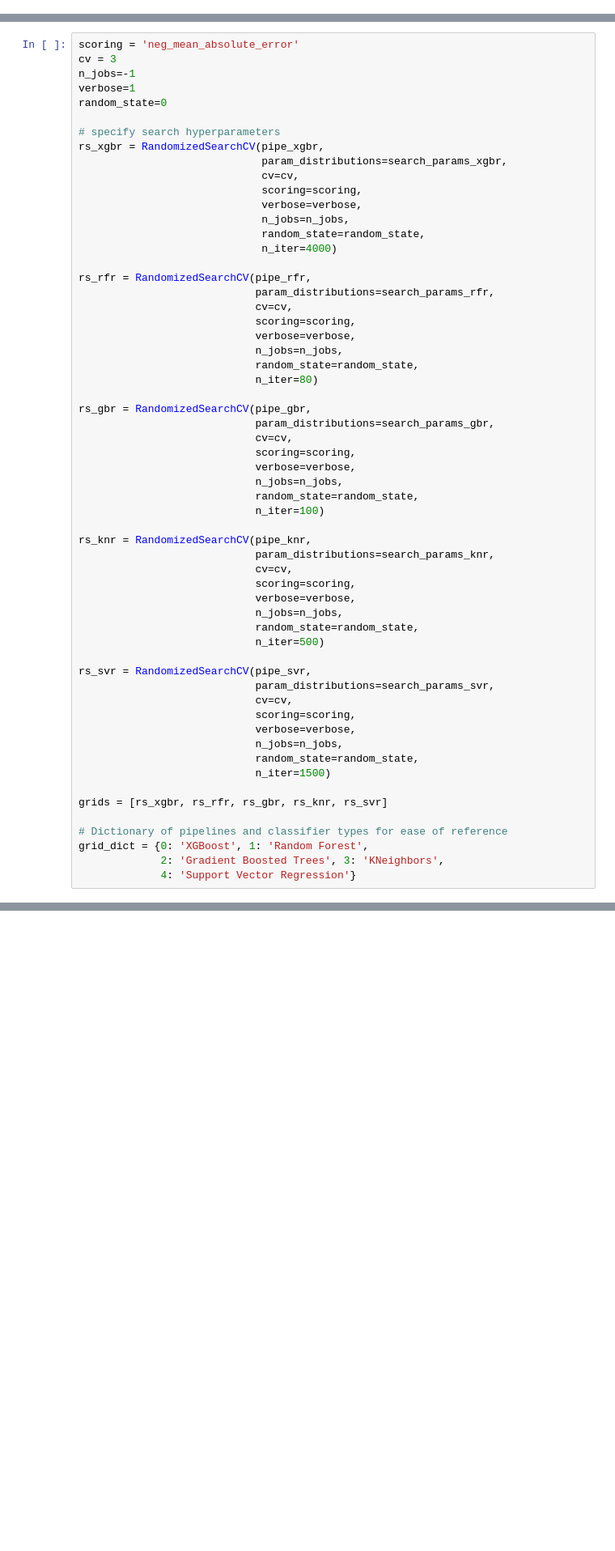
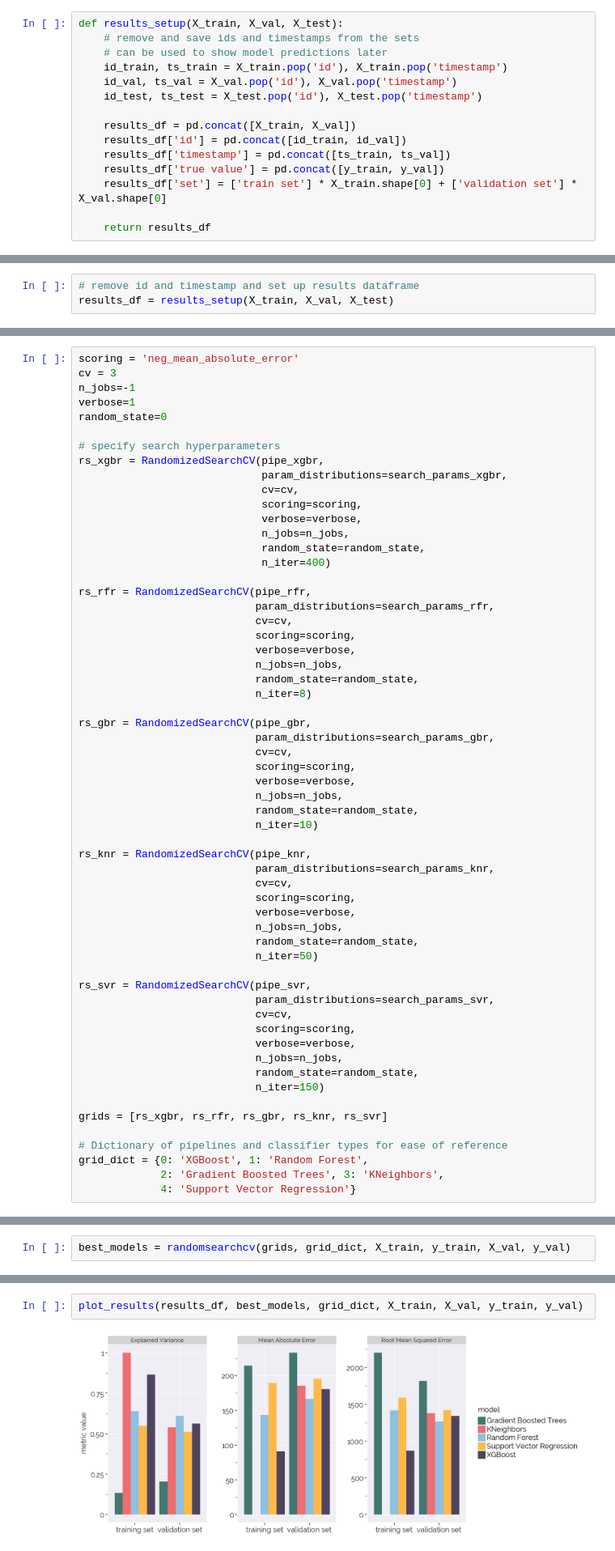
Before and after one commit to ho-ya/Bark_Beetle_Sachsenforst, a Jupyter notebook: 3_Initial_Model.ipynb, the cells around one changed output, grey strips where cells are left out. Shown at 81% size. Saved outputs shown, nothing was run; the diff lists cells and outputs as text; blank space fills up the shorter version.

Commit message:
packed most of the preparation and plotting into functions

```diff
--- a/3_Initial_Model.ipynb
+++ b/3_Initial_Model.ipynb
@@ -76,0 +72,15 @@ See the caveats in the documentation: https://pandas.pydata.org/pandas-docs/stab
+# %%
+def results_setup(X_train, X_val, X_test):
+    # remove and save ids and timestamps from the sets
+    # can be used to show model predictions later
+    id_train, ts_train = X_train.pop('id'), X_train.pop('timestamp')
+    id_val, ts_val = X_val.pop('id'), X_val.pop('timestamp')
+    id_test, ts_test = X_test.pop('id'), X_test.pop('timestamp')
+
+    results_df = pd.concat([X_train, X_val])
+    results_df['id'] = pd.concat([id_train, id_val])
+    results_df['timestamp'] = pd.concat([ts_train, ts_val])
+    results_df['true value'] = pd.concat([y_train, y_val])
+    results_df['set'] = ['train set'] * X_train.shape[0] + ['validation set'] * X_val.shape[0]
+
+    return results_df
@@ -169,3 +330,6 @@ def month_num_encoder(X_train, y_train, X_val, X_test):
+# %%
+# remove id and timestamp and set up results dataframe
+results_df = results_setup(X_train, X_val, X_test)
 # %%
 # use function to encode the months in timeframe column
 X_train, X_val, X_test = month_num_encoder(X_train, y_train, X_val, X_test)
@@ -351,7 +491,7 @@ rs_xgbr = RandomizedSearchCV(pipe_xgbr,
                              verbose=verbose,
                              n_jobs=n_jobs,
                              random_state=random_state,
-                             n_iter=4000)
+                             n_iter=400)
 
 rs_rfr = RandomizedSearchCV(pipe_rfr,
                             param_distributions=search_params_rfr,
@@ -360,7 +500,7 @@ rs_rfr = RandomizedSearchCV(pipe_rfr,
                             verbose=verbose,
                             n_jobs=n_jobs,
                             random_state=random_state,
-                            n_iter=80)
+                            n_iter=8)
 
 rs_gbr = RandomizedSearchCV(pipe_gbr,
                             param_distributions=search_params_gbr,
@@ -369,7 +509,7 @@ rs_gbr = RandomizedSearchCV(pipe_gbr,
                             verbose=verbose,
                             n_jobs=n_jobs,
                             random_state=random_state,
-                            n_iter=100)
+                            n_iter=10)
 
 rs_knr = RandomizedSearchCV(pipe_knr,
                             param_distributions=search_params_knr,
@@ -378,7 +518,7 @@ rs_knr = RandomizedSearchCV(pipe_knr,
                             verbose=verbose,
                             n_jobs=n_jobs,
                             random_state=random_state,
-                            n_iter=500)
+                            n_iter=50)
 
 rs_svr = RandomizedSearchCV(pipe_svr,
                             param_distributions=search_params_svr,
@@ -387,7 +527,7 @@ rs_svr = RandomizedSearchCV(pipe_svr,
                             verbose=verbose,
                             n_jobs=n_jobs,
                             random_state=random_state,
-                            n_iter=1500)
+                            n_iter=150)
 
 grids = [rs_xgbr, rs_rfr, rs_gbr, rs_knr, rs_svr]
 
@@ -582,0 +560,2 @@ ________________________________________________________________________________
+# %%
+best_models = randomsearchcv(grids, grid_dict, X_train, y_train, X_val, y_val)
@@ -582,0 +630,4 @@ ________________________________________________________________________________
+# %%
+plot_results(results_df, best_models, grid_dict, X_train, X_val, y_train, y_val)
+# %% [output]
+[figure, added]
```
Also changed, not shown: parts of 37 cells of this notebook.
